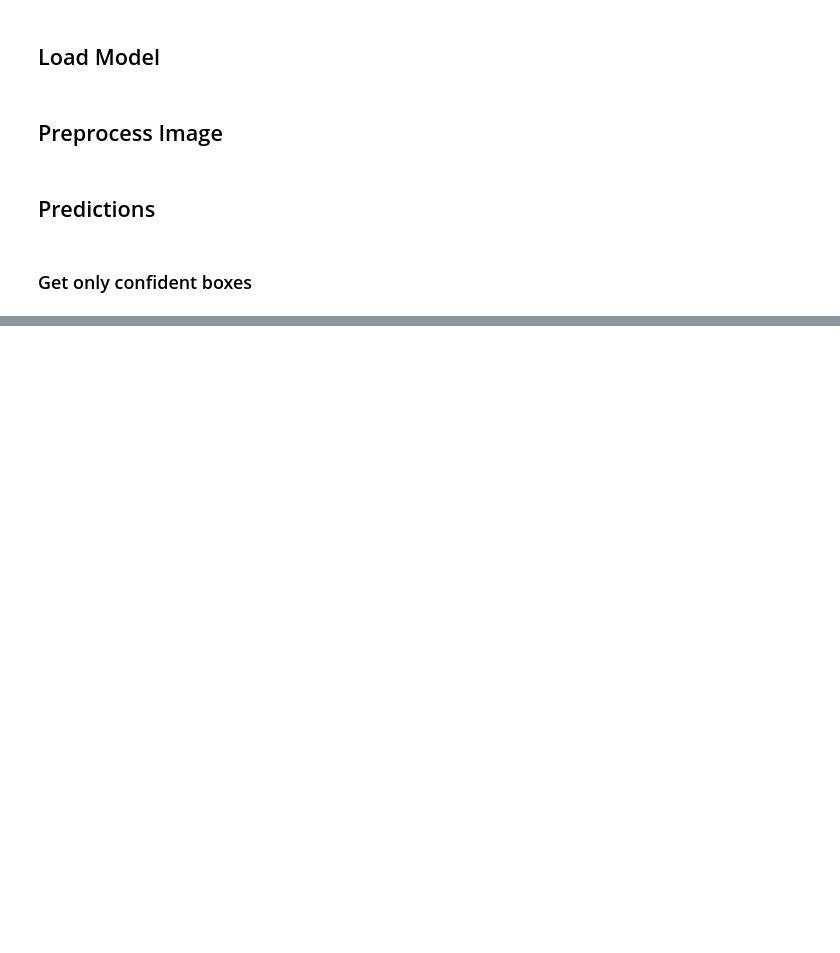
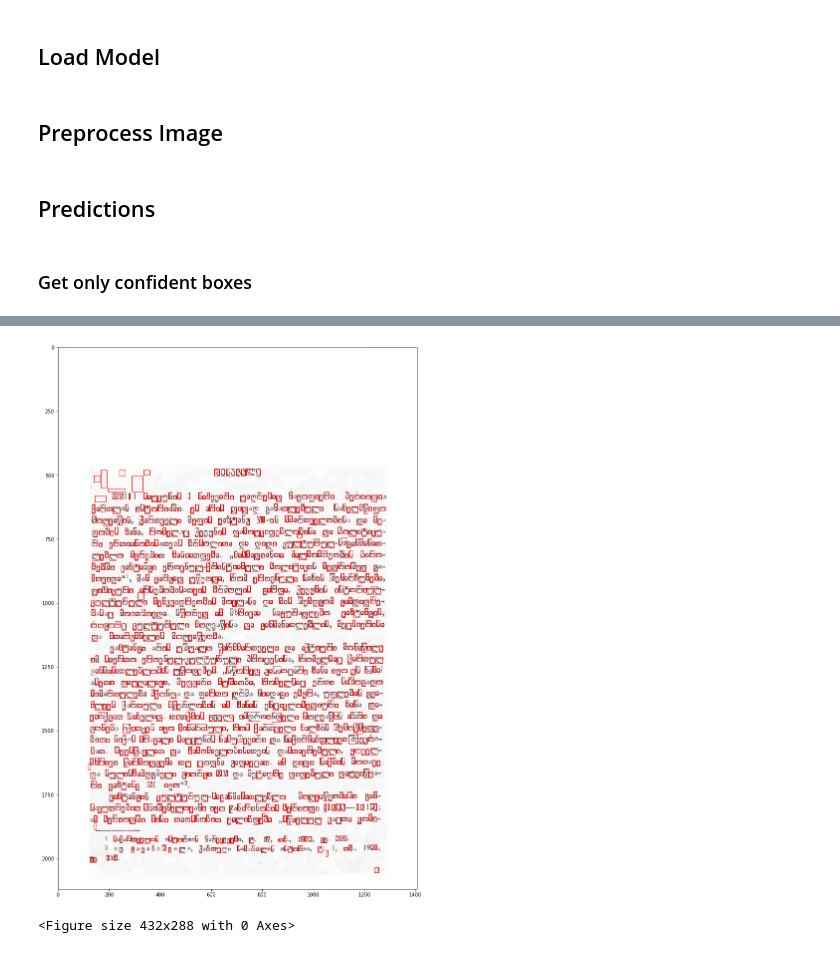
Before and after one commit to ts-ai-kitkhe/ai, a Jupyter notebook: notebooks/text_rendering_pipeline.ipynb, the cells around one changed output, grey strips where cells are left out. Saved outputs shown, nothing was run; the diff lists cells and outputs as text; code cells hidden in the pictures; blank space fills up the shorter version.

```diff
--- a/notebooks/text_rendering_pipeline.ipynb
+++ b/notebooks/text_rendering_pipeline.ipynb
@@ -81,6 +82,9 @@ model_response = get_model_response(predictions, filtered_corners)
 ### Get only confident boxes
 # %%
 f_corners, f_predictions, prediction_mask = filter_boxes_by_models_predictions(filtered_corners, predictions, 0.9)
+# %%
+f_t_corners, f_t_predictions, prediction_t_mask = filter_boxes_by_models_predictions(filtered_corners, predictions, 0.3)
+model_response_t = get_model_response(f_t_predictions, f_t_corners)
 # %%
 all_letters = get_all_leters(f_corners)
 y_letters = project_y_letters(all_letters)
@@ -128,0 +219,24 @@ print(result_text)
+# %%
+experiment_boxes = [m['corners'] for m in model_response_t]
+plt.figure(figsize=(30, 20))
+i = 0
+for bx in experiment_boxes:
+    width = abs(bx[1][0] - bx[0][0])
+    height = abs(bx[3][1] - bx[0][1])
+    if width*height == 0:
+        print('zero')
+    else:
+        plt.plot([bx[0][0],bx[1][0]],[bx[0][1],bx[1][1]],'r-',linewidth=1)
+        plt.plot([bx[1][0],bx[2][0]],[bx[1][1],bx[2][1]],'r-',linewidth=1)
+        plt.plot([bx[2][0],bx[3][0]],[bx[2][1],bx[3][1]],'r-',linewidth=1)
+        plt.plot([bx[3][0],bx[0][0]],[bx[3][1],bx[0][1]],'r-',linewidth=1)
+        # plt.show()
+#     if i == 6:
+#         break
+    i+=1
+plt.imshow(img,'gray')
+plt.show()
+plt.clf()
+# %% [output]
+[figure, added]
+<Figure size 432x288 with 0 Axes>
```
Also changed, not shown: parts of 14 cells of this notebook.
